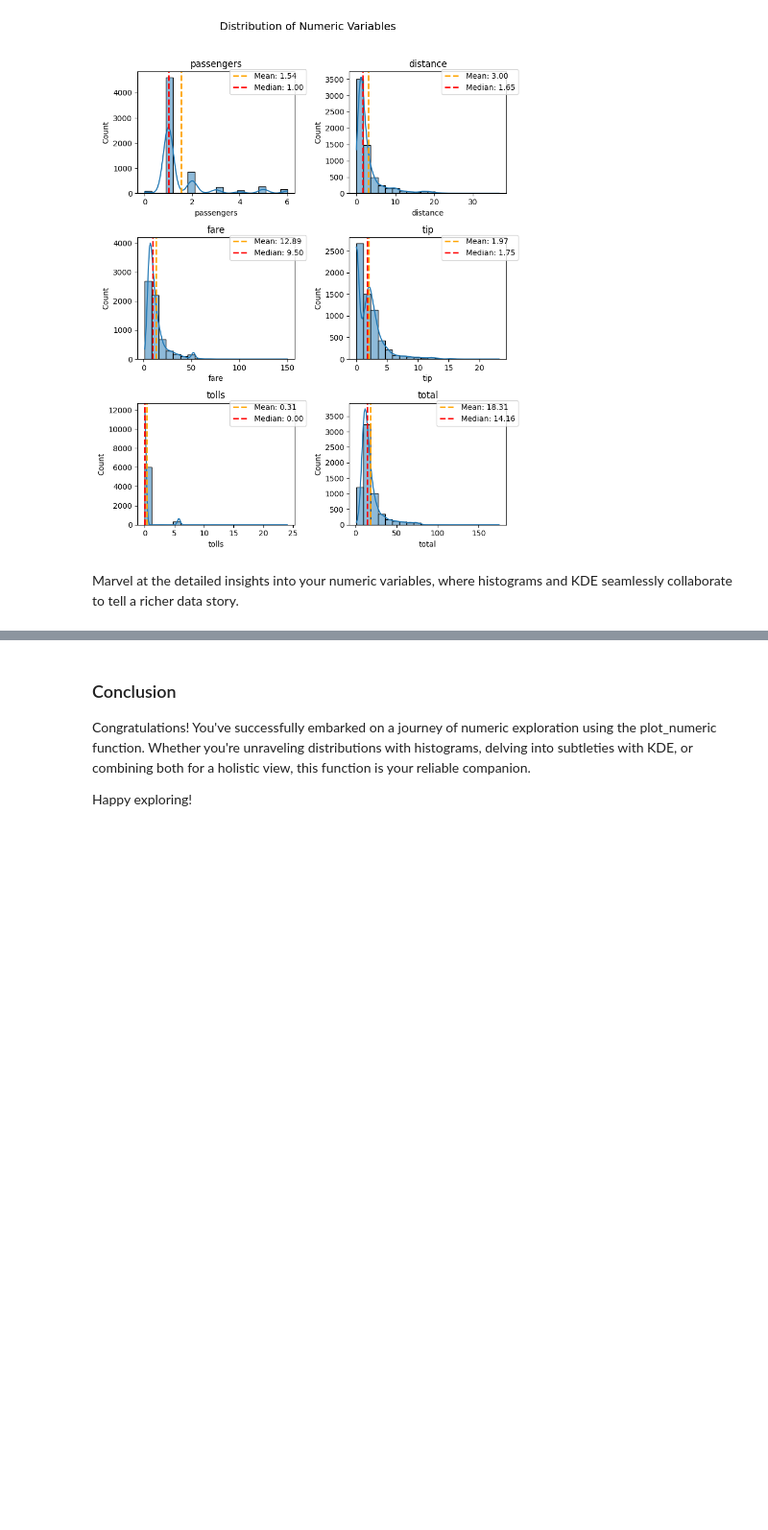
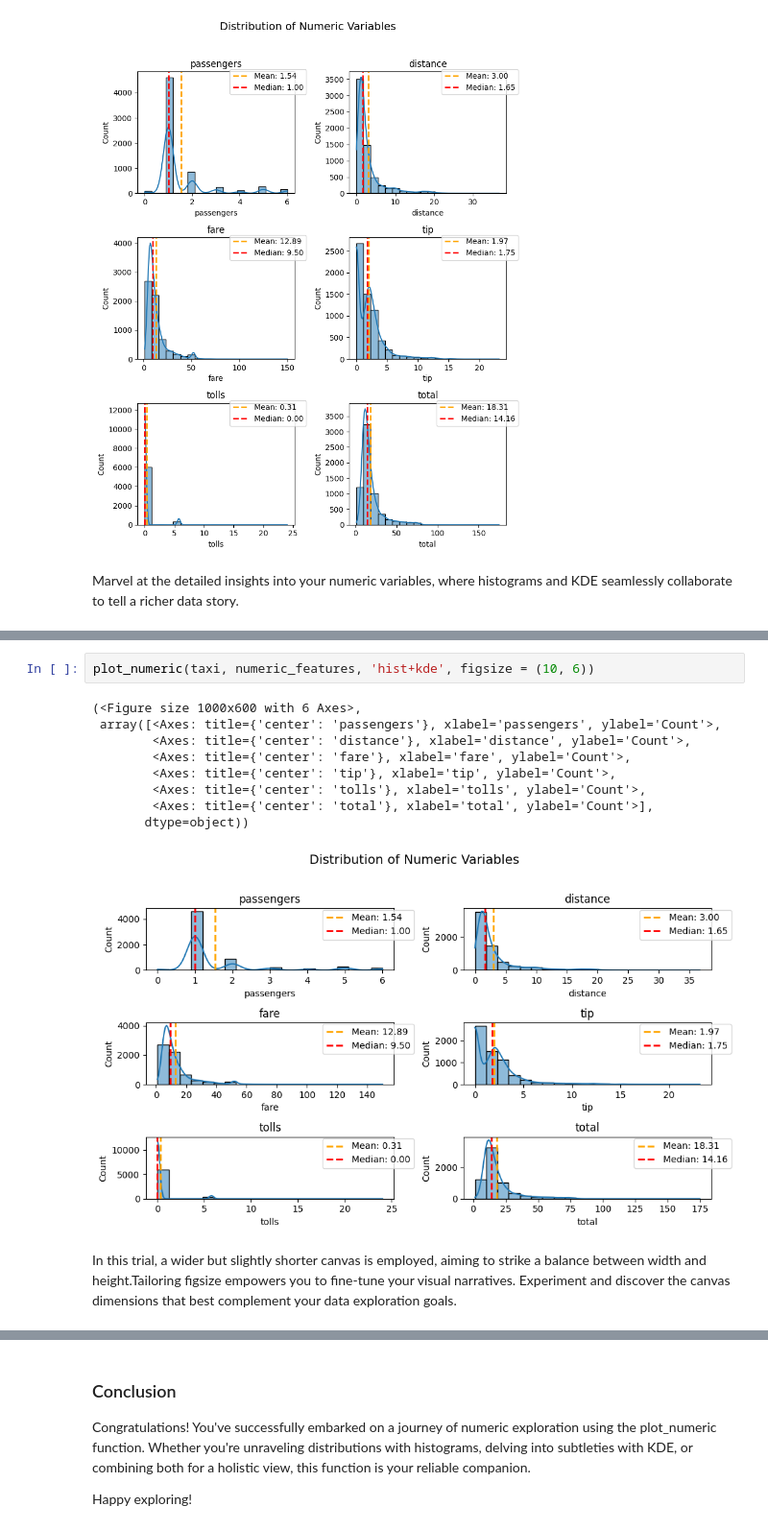
Before and after one commit to UBC-MDS/PyXplor, a Jupyter notebook: docs/example.ipynb, the cells around one changed output, grey strips where cells are left out. Shown at 96% size. Cells and saved outputs as stored; diff of their text form; blank space fills up the shorter version.

Commit message:
update numeric

```diff
--- a/docs/example.ipynb
+++ b/docs/example.ipynb
@@ -388,0 +396,14 @@ To embark on a more nuanced exploration of your numeric variables and tailor you
+# %%
+plot_numeric(taxi, numeric_features, 'hist+kde', figsize = (10, 6))
+# %% [output]
+(<Figure size 1000x600 with 6 Axes>,
+ array([<Axes: title={'center': 'passengers'}, xlabel='passengers', ylabel='Count'>,
+        <Axes: title={'center': 'distance'}, xlabel='distance', ylabel='Count'>,
+        <Axes: title={'center': 'fare'}, xlabel='fare', ylabel='Count'>,
+        <Axes: title={'center': 'tip'}, xlabel='tip', ylabel='Count'>,
+        <Axes: title={'center': 'tolls'}, xlabel='tolls', ylabel='Count'>,
+        <Axes: title={'center': 'total'}, xlabel='total', ylabel='Count'>],
+       dtype=object))
+[figure, added]
+# %% [markdown]
+In this trial, a wider but slightly shorter canvas is employed, aiming to strike a balance between width and height.Tailoring figsize empowers you to fine-tune your visual narratives. Experiment and discover the canvas dimensions that best complement your data exploration goals.
```
Also changed, not shown: parts of 10 cells of this notebook, 1 other file.
